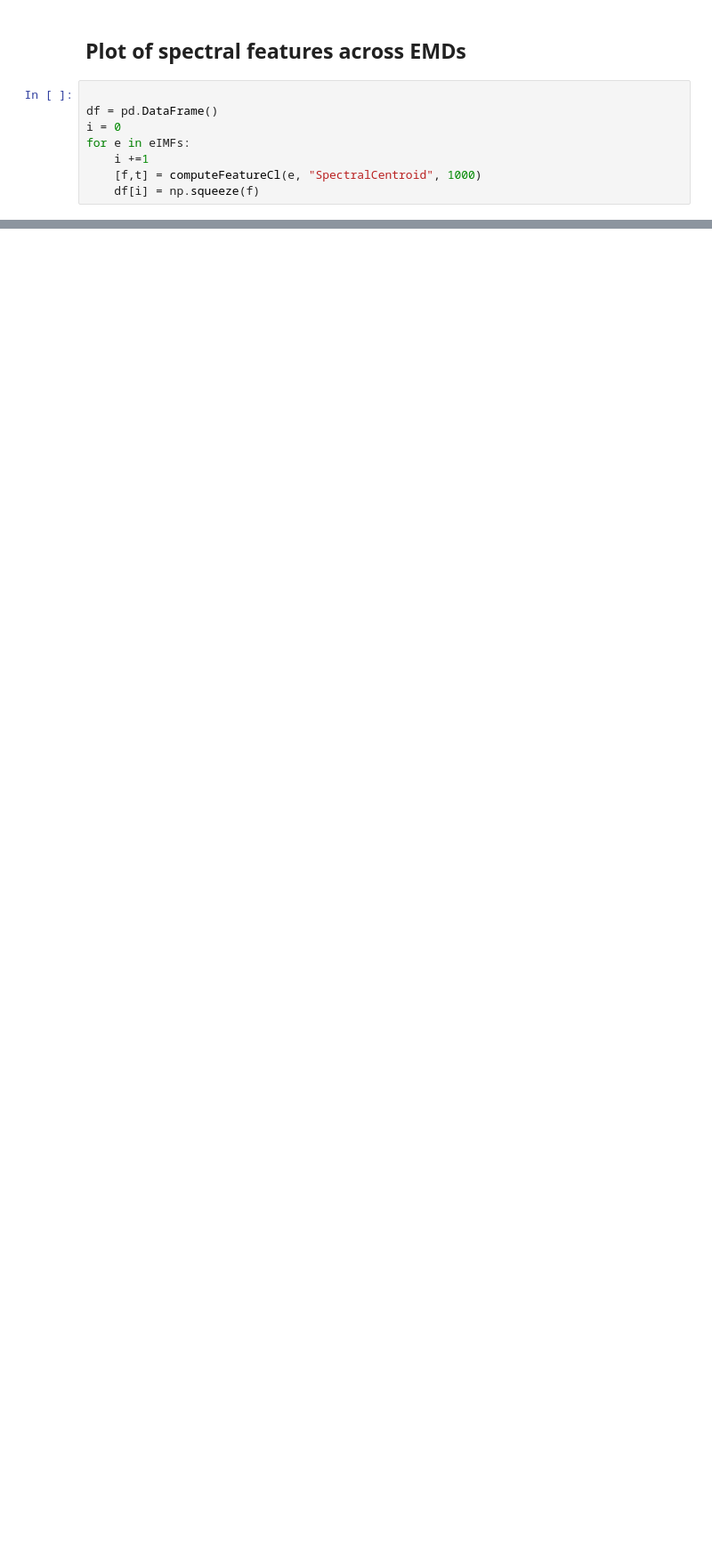
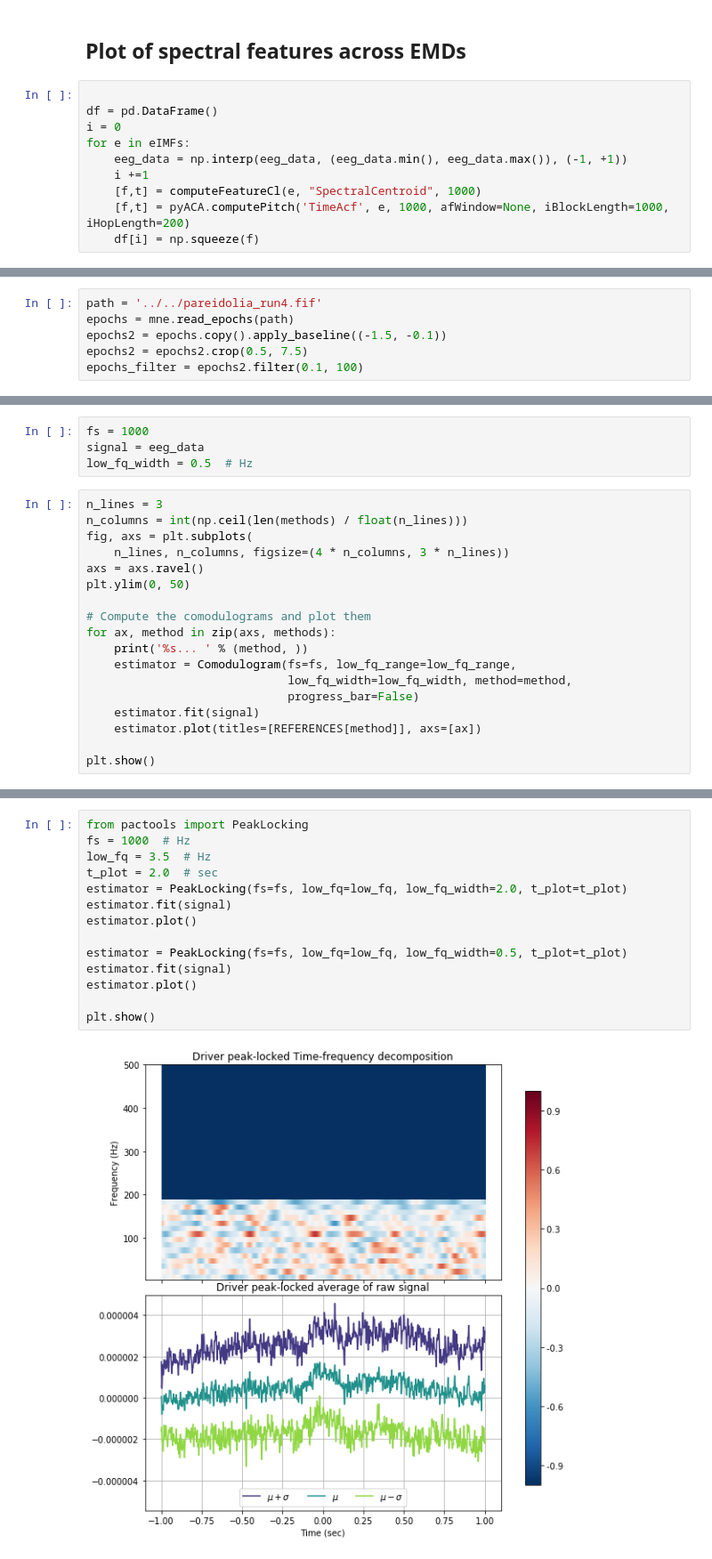
Before and after one commit to AntoineBellemare/CoCoBrainChannel, a Jupyter notebook: Python/pyACA.ipynb, the cells around one changed output, grey strips where cells are left out. Shown: that part at 89% size. Cells and saved outputs as stored; diff of their text form; blank space fills up the shorter version.

Commit message:
consonance plots

```diff
--- a/Python/pyACA.ipynb
+++ b/Python/pyACA.ipynb
@@ -117,8 +117,10 @@ plt.show()
 df = pd.DataFrame()
 i = 0
 for e in eIMFs:
+    eeg_data = np.interp(eeg_data, (eeg_data.min(), eeg_data.max()), (-1, +1))
     i +=1
     [f,t] = computeFeatureCl(e, "SpectralCentroid", 1000)
+    [f,t] = pyACA.computePitch('TimeAcf', e, 1000, afWindow=None, iBlockLength=1000, iHopLength=200)
     df[i] = np.squeeze(f)
 # %%
 import seaborn as sbn
@@ -203,0 +357,6 @@ IMF9 = eIMFs[9][0:6000]
+# %%
+path = '../../pareidolia_run4.fif'
+epochs = mne.read_epochs(path)
+epochs2 = epochs.copy().apply_baseline((-1.5, -0.1))
+epochs2 = epochs2.crop(0.5, 7.5)
+epochs_filter = epochs2.filter(0.1, 100)
@@ -203,0 +480,22 @@ IMF9 = eIMFs[9][0:6000]
+# %%
+fs = 1000
+signal = eeg_data
+low_fq_width = 0.5  # Hz
+# %%
+n_lines = 3
+n_columns = int(np.ceil(len(methods) / float(n_lines)))
+fig, axs = plt.subplots(
+    n_lines, n_columns, figsize=(4 * n_columns, 3 * n_lines))
+axs = axs.ravel()
+plt.ylim(0, 50)
+
+# Compute the comodulograms and plot them
+for ax, method in zip(axs, methods):
+    print('%s... ' % (method, ))
+    estimator = Comodulogram(fs=fs, low_fq_range=low_fq_range,
+                             low_fq_width=low_fq_width, method=method,
+                             progress_bar=False)
+    estimator.fit(signal)
+    estimator.plot(titles=[REFERENCES[method]], axs=[ax])
+
+plt.show()
@@ -203,0 +577,16 @@ IMF9 = eIMFs[9][0:6000]
+# %%
+from pactools import PeakLocking
+fs = 1000  # Hz
+low_fq = 3.5  # Hz
+t_plot = 2.0  # sec
+estimator = PeakLocking(fs=fs, low_fq=low_fq, low_fq_width=2.0, t_plot=t_plot)
+estimator.fit(signal)
+estimator.plot()
+
+estimator = PeakLocking(fs=fs, low_fq=low_fq, low_fq_width=0.5, t_plot=t_plot)
+estimator.fit(signal)
+estimator.plot()
+
+plt.show()
+# %% [output]
+[figure, added]
```
Also changed, not shown: parts of 68 cells of this notebook, 1 other file.
